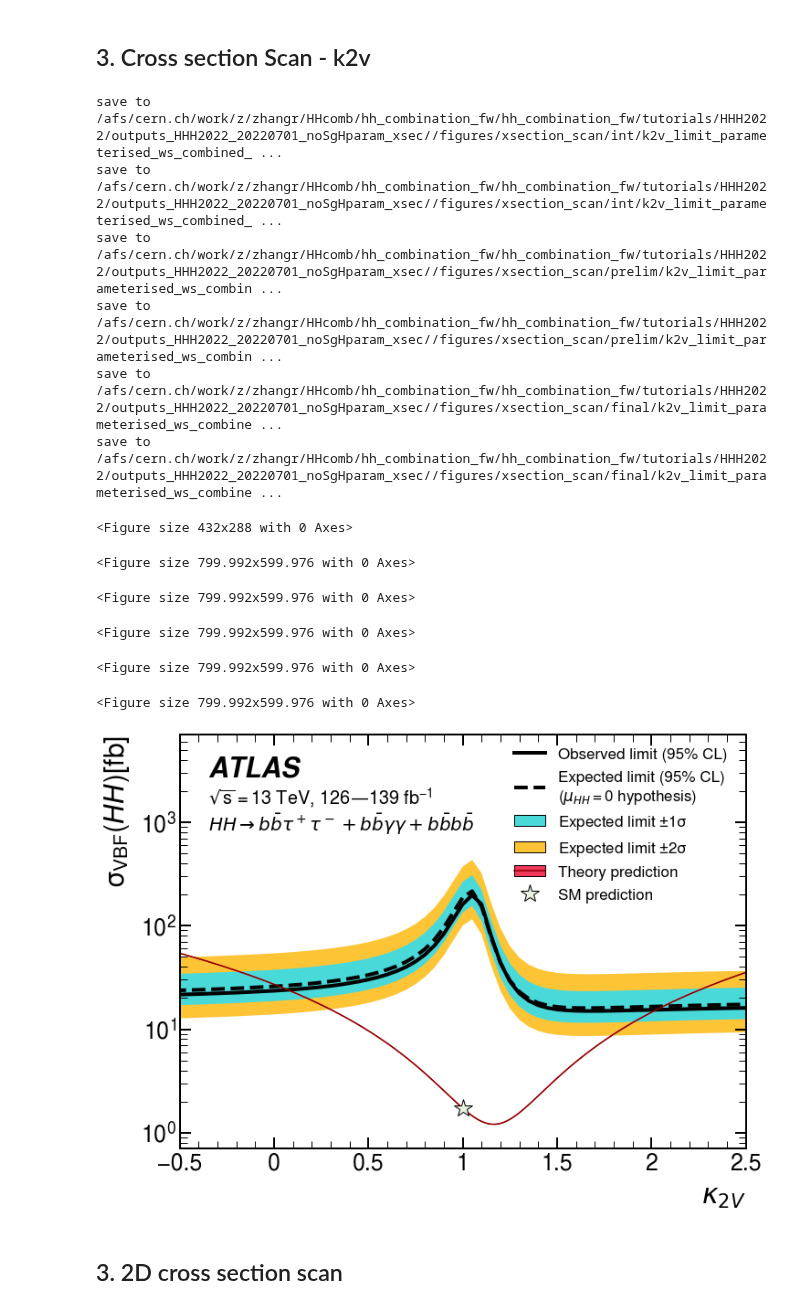
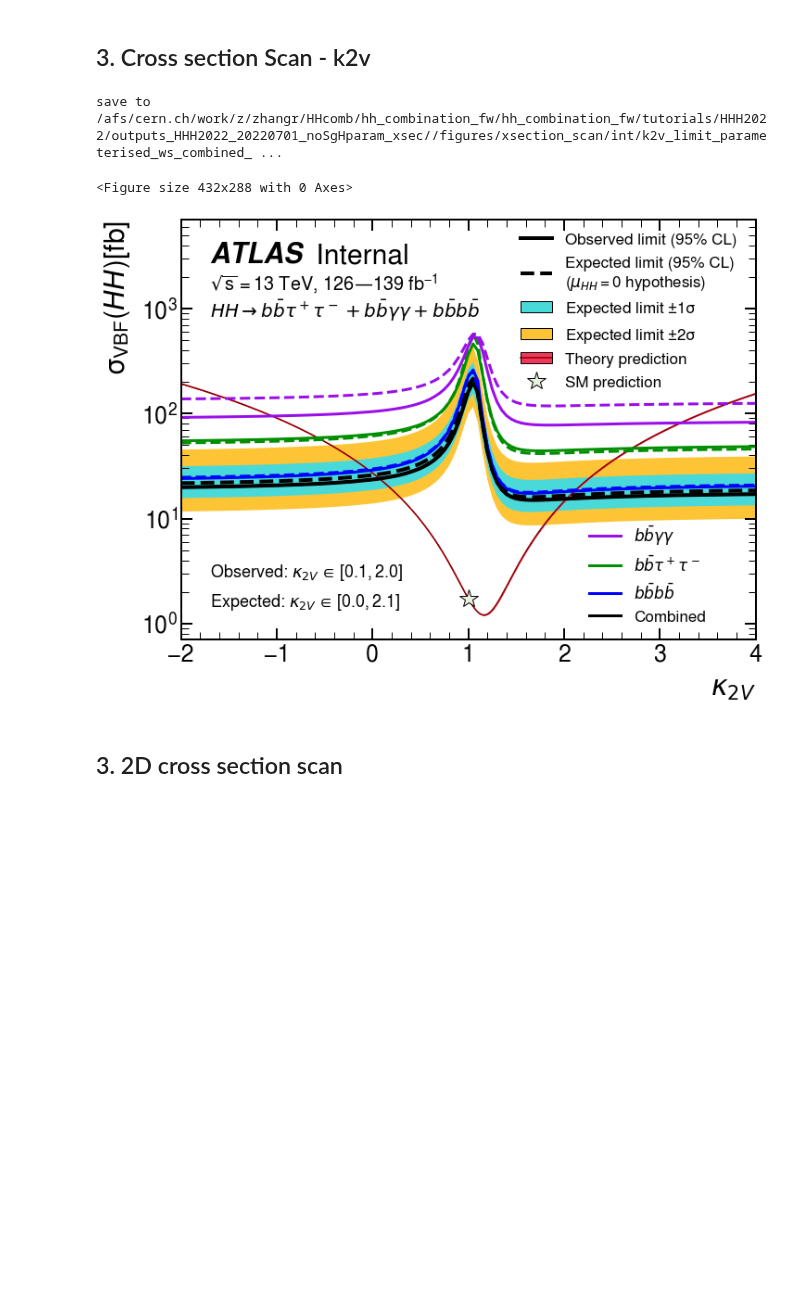
Before and after one commit to dyl64/hh_combination_fw, a Jupyter notebook: tutorials/HHH2022/GenPlots_new.ipynb, the cells around one changed output. Cells and saved outputs as stored; diff of their text form; code cells hidden in the pictures; blank space fills up the shorter version.

```diff
--- a/tutorials/HHH2022/GenPlots_new.ipynb
+++ b/tutorials/HHH2022/GenPlots_new.ipynb
@@ -45,7 +45,7 @@ channel_text = {
     'bbyy': r'$\mathit{HH\rightarrow b\bar{b}\gamma\gamma}$',
     'bbtautau': r'$\mathit{HH\rightarrow b\bar{b}\tau^+\tau^-}$',
 }
-statuses = ['int', 'final']
+statuses = ['int'] #, 'final']
 # %%
 31.02+1.723, 31.05+1.726
 # %% [output]
@@ -454,10 +454,10 @@ def plot_xsection_scan_kl(kl_param_limit_df, channel, mH, production, poi='klamb
     intersections_obs = get_intersections2(klambda_values,
                                       theory_xs_values*kl_param_limit_df[channel]['obs'],
                                       klambda_values_dense, theory_xs_values_dense)
-#     ax.annotate(r'Expected: '+poi_name[poi]+'$ \in [%.1f, %.1f]$' %(intersections_exp[0], intersections_exp[1]),
-#                 (0.05, 0.08), xycoords = 'axes fraction', fontsize = 18)
-#     ax.annotate(r'Observed: '+poi_name[poi]+'$ \in [%.1f, %.1f]$' %(intersections_obs[0], intersections_obs[1]),
-#                 (0.05, 0.15), xycoords = 'axes fraction', fontsize = 18)
+    ax.annotate(r'Expected: '+poi_name[poi]+'$ \in [%.1f, %.1f]$' %(intersections_exp[0], intersections_exp[1]),
+                (0.05, 0.08), xycoords = 'axes fraction', fontsize = 18)
+    ax.annotate(r'Observed: '+poi_name[poi]+'$ \in [%.1f, %.1f]$' %(intersections_obs[0], intersections_obs[1]),
+                (0.05, 0.15), xycoords = 'axes fraction', fontsize = 18)
     results[channel] = {}
     results[channel]['exp_low'] = intersections_exp[0]
     results[channel]['exp_high'] = intersections_exp[1]
@@ -651,7 +643,6 @@ def plot_xsection_scan_k2v(k2v_param_limit_df, channel, mH, production='vbf', po
     plotter = UpperLimit2DPlot(k2v_param_limit_df[channel],  labels={'expected': 'Expected limit (95% CL)\n'+r'($\mathit{\mu_{HH}} = 0$ hypothesis)'},
                                scale_factor=theory_xs_values, styles=styles,
                                analysis_label_options=analysis_label_options)
-#     plotter.add_curve(k2v_values_dense, theory_xs_values_dense, theory_xs_lower_dense, theory_xs_upper_dense,
     plotter.add_curve(k2v_values_dense, theory_xs_values_dense, theory_xs_values_dense, theory_xs_values_dense,
                       label="Theory prediction")
     SM_xs = theory_cross_section_k2v((1, kl_value, kv_value))
@@ -673,10 +664,10 @@ def plot_xsection_scan_k2v(k2v_param_limit_df, channel, mH, production='vbf', po
     intersections_obs = get_intersections2(k2v_values,
                                       theory_xs_values*k2v_param_limit_df[channel]['obs'],
                                       k2v_values_dense, theory_xs_values_dense)
-#     ax.annotate(r'Expected: '+poi_name[poi]+'$ \in [%.1f, %.1f]$' %(intersections_exp[0], intersections_exp[1]),
-#                 (0.05, 0.08), xycoords = 'axes fraction', fontsize = 18)
-#     ax.annotate(r'Observed: '+poi_name[poi]+'$ \in [%.1f, %.1f]$' %(intersections_obs[0], intersections_obs[1]),
-#                 (0.05, 0.15), xycoords = 'axes fraction', fontsize = 18)
+    ax.annotate(r'Expected: '+poi_name[poi]+'$ \in [%.1f, %.1f]$' %(intersections_exp[0], intersections_exp[1]),
+                (0.05, 0.08), xycoords = 'axes fraction', fontsize = 18)
+    ax.annotate(r'Observed: '+poi_name[poi]+'$ \in [%.1f, %.1f]$' %(intersections_obs[0], intersections_obs[1]),
+                (0.05, 0.15), xycoords = 'axes fraction', fontsize = 18)
 
     results[channel] = {}
     results[channel]['exp_low'] = intersections_exp[0]
@@ -706,27 +697,17 @@ k2v_param_limit_df = get_xsection_scan_limit(poi = poi)
 # %%
 # theory_line = plot_xsection_scan_k2v(k2v_param_limit_df, 'bbyy', mH, production, poi)
 # theory_line = plot_xsection_scan_k2v(k2v_param_limit_df, 'bbtautau', mH, production, poi)
 # theory_line = plot_xsection_scan_k2v(k2v_param_limit_df, 'bbbb', mH, production, poi)
 # theory_line = plot_xsection_scan_k2v(k2v_param_limit_df, 'combined', mH, production, poi)
 
 for status in statuses:
     plot_xsection_scan_k2v(k2v_param_limit_df, 'combined', mH, production, poi, xmin=-2, xmax=4, status=status)
-    plot_xsection_scan_k2v(k2v_param_limit_df, 'combined', mH, production, poi, xmin=-0.5, xmax=2.5, add_individual=False, status=status)
+#     plot_xsection_scan_k2v(k2v_param_limit_df, 'combined', mH, production, poi, xmin=-0.5, xmax=2.5, add_individual=False, status=status)
     # plot_xsection_scan_k2v(k2v_param_limit_df, 'combined', mH, production, poi, xmin=-2, xmax=4, disable_error=True, status=status)
 # %% [output]
 save to /afs/cern.ch/work/z/zhangr/HHcomb/hh_combination_fw/hh_combination_fw/tutorials/HHH2022/outputs_HHH2022_20220701_noSgHparam_xsec//figures/xsection_scan/int/k2v_limit_parameterised_ws_combined_ ...
-save to /afs/cern.ch/work/z/zhangr/HHcomb/hh_combination_fw/hh_combination_fw/tutorials/HHH2022/outputs_HHH2022_20220701_noSgHparam_xsec//figures/xsection_scan/int/k2v_limit_parameterised_ws_combined_ ...
-save to /afs/cern.ch/work/z/zhangr/HHcomb/hh_combination_fw/hh_combination_fw/tutorials/HHH2022/outputs_HHH2022_20220701_noSgHparam_xsec//figures/xsection_scan/prelim/k2v_limit_parameterised_ws_combin ...
-save to /afs/cern.ch/work/z/zhangr/HHcomb/hh_combination_fw/hh_combination_fw/tutorials/HHH2022/outputs_HHH2022_20220701_noSgHparam_xsec//figures/xsection_scan/prelim/k2v_limit_parameterised_ws_combin ...
-save to /afs/cern.ch/work/z/zhangr/HHcomb/hh_combination_fw/hh_combination_fw/tutorials/HHH2022/outputs_HHH2022_20220701_noSgHparam_xsec//figures/xsection_scan/final/k2v_limit_parameterised_ws_combine ...
-save to /afs/cern.ch/work/z/zhangr/HHcomb/hh_combination_fw/hh_combination_fw/tutorials/HHH2022/outputs_HHH2022_20220701_noSgHparam_xsec//figures/xsection_scan/final/k2v_limit_parameterised_ws_combine ...
 <Figure size 432x288 with 0 Axes>
-<Figure size 799.992x599.976 with 0 Axes>
-<Figure size 799.992x599.976 with 0 Axes>
-<Figure size 799.992x599.976 with 0 Axes>
-<Figure size 799.992x599.976 with 0 Axes>
-<Figure size 799.992x599.976 with 0 Axes>
-[figure, old version]
+[figure, new version]
 # %% [markdown]
 ## 3. 2D cross section scan
 # %%
```
Also changed, not shown: parts of 2 cells of this notebook, 3 other files.
